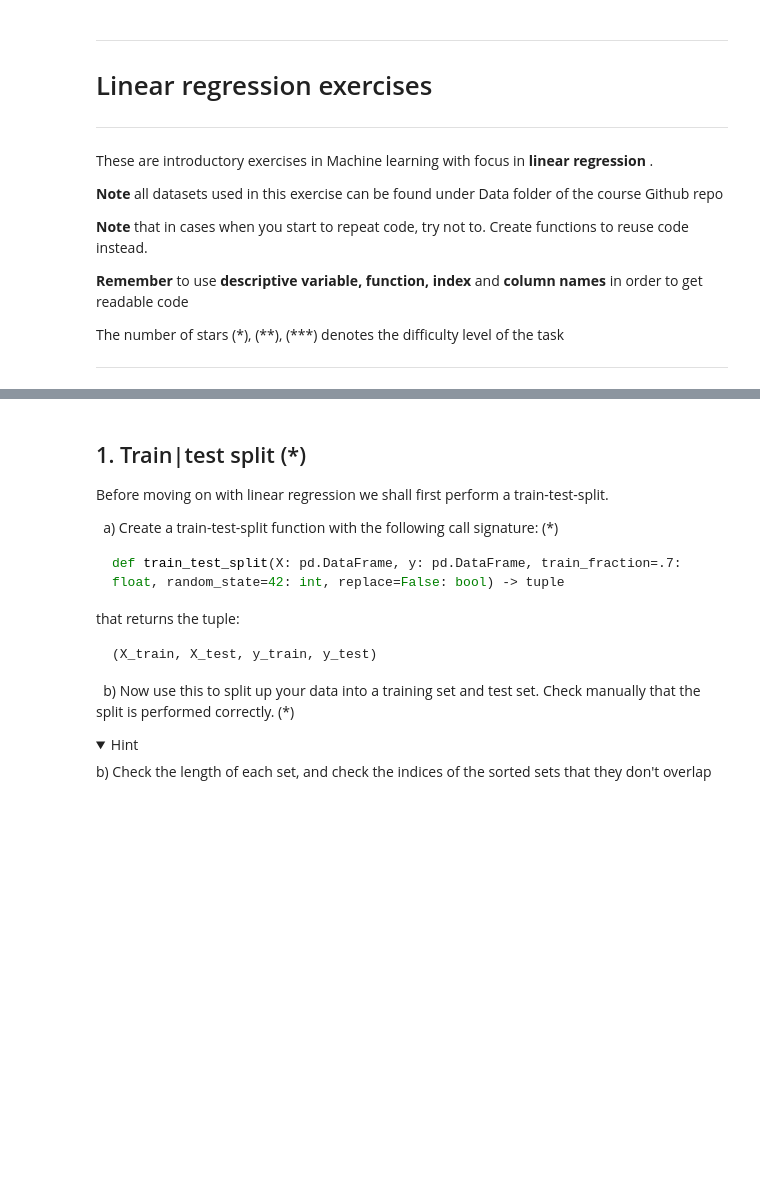
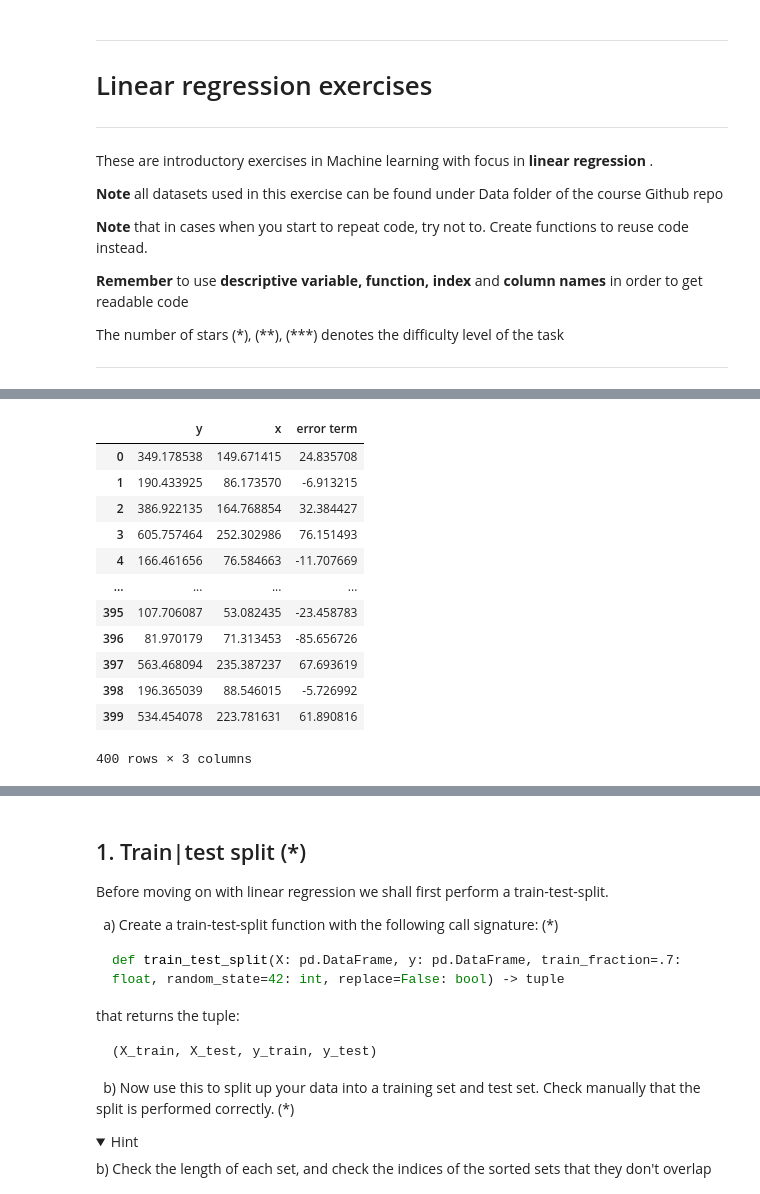
Before and after one commit to yuna-liu/Maskininlarning-Yuna-Liu, a Jupyter notebook: Exercises/E00_linear_regression.ipynb, the cells around one changed output, grey strips where cells are left out. Cells and saved outputs as stored; diff of their text form; code cells hidden in the pictures; folded sections open; blank space fills up the shorter version.

```diff
--- a/Exercises/E00_linear_regression.ipynb
+++ b/Exercises/E00_linear_regression.ipynb
@@ -78,0 +155,17 @@ df.head()
+# %%
+phone_df = pd.DataFrame({'y':phone_y, 'x':phone_x, 'error term': error_term})
+phone_df
+# %% [output]
+|  | y | x | error term |
+| 0 | 349.178538 | 149.671415 | 24.835708 |
+| 1 | 190.433925 | 86.173570 | -6.913215 |
+| 2 | 386.922135 | 164.768854 | 32.384427 |
+| 3 | 605.757464 | 252.302986 | 76.151493 |
+| 4 | 166.461656 | 76.584663 | -11.707669 |
+| ... | ... | ... | ... |
+| 395 | 107.706087 | 53.082435 | -23.458783 |
+| 396 | 81.970179 | 71.313453 | -85.656726 |
+| 397 | 563.468094 | 235.387237 | 67.693619 |
+| 398 | 196.365039 | 88.546015 | -5.726992 |
+| 399 | 534.454078 | 223.781631 | 61.890816 |
+400 rows × 3 columns
```
Also changed, not shown: parts of 7 cells of this notebook.
